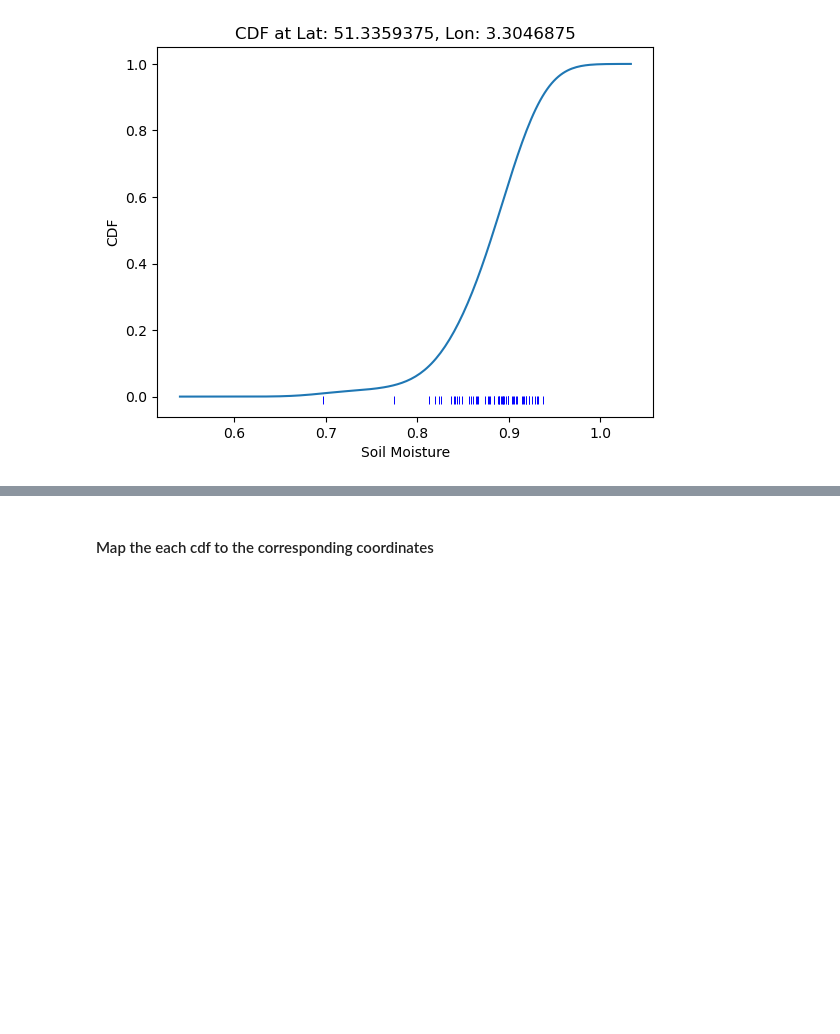
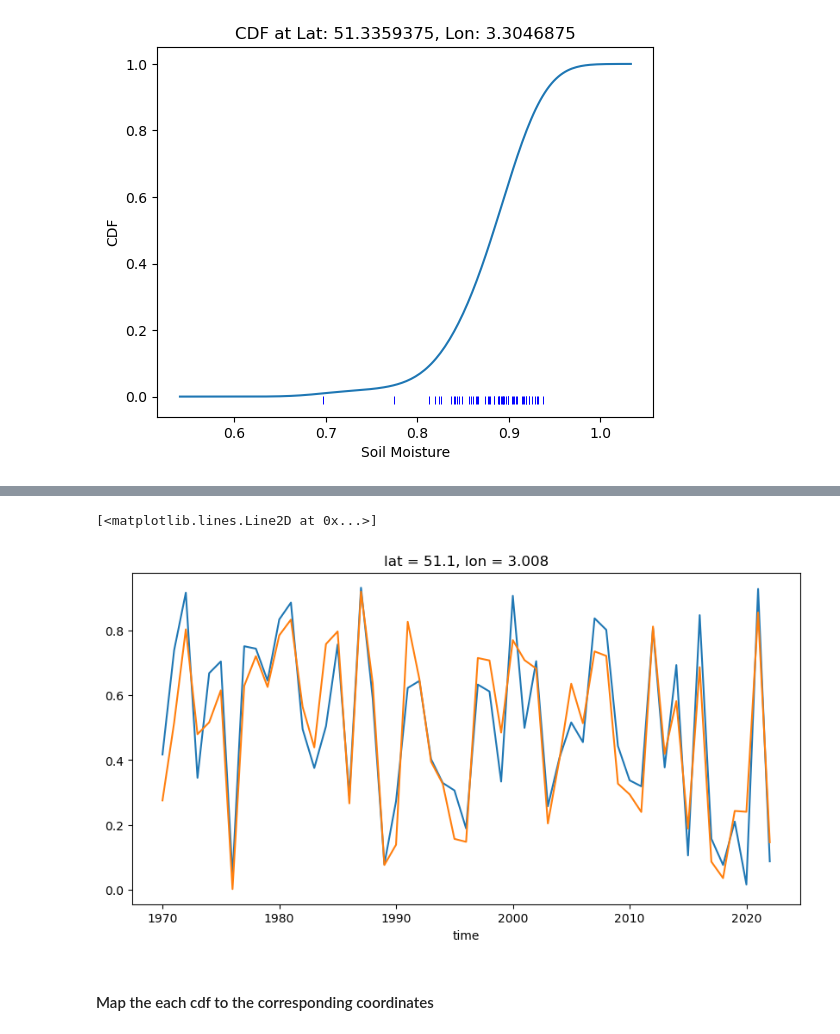
Before and after one commit to klekarkar/mHM_IO_dataprocessing, a Jupyter notebook: soilmoisture_anomalies.ipynb, the cells around one changed output, grey strips where cells are left out. Cells and saved outputs as stored; diff of their text form; code cells hidden in the pictures; blank space fills up the shorter version.

```diff
--- a/soilmoisture_anomalies.ipynb
+++ b/soilmoisture_anomalies.ipynb
@@ -303,2 +298,9 @@ Text(0, 0.5, 'Probability Density')
+# %%
+fig, ax = plt.subplots(figsize=(10, 5))
+percentile_data.sel(lat=50.5, lon=4.5, method='nearest').plot(ax=ax)
+percentile_data.sel(lat=51.1, lon=3.0, method='nearest').plot(ax=ax)
+# %% [output]
+[<matplotlib.lines.Line2D at 0x...>]
+[figure, added]
 # %% [markdown]
 #### Map the each cdf to the corresponding coordinates
```
Also changed, not shown: parts of 7 cells of this notebook.
